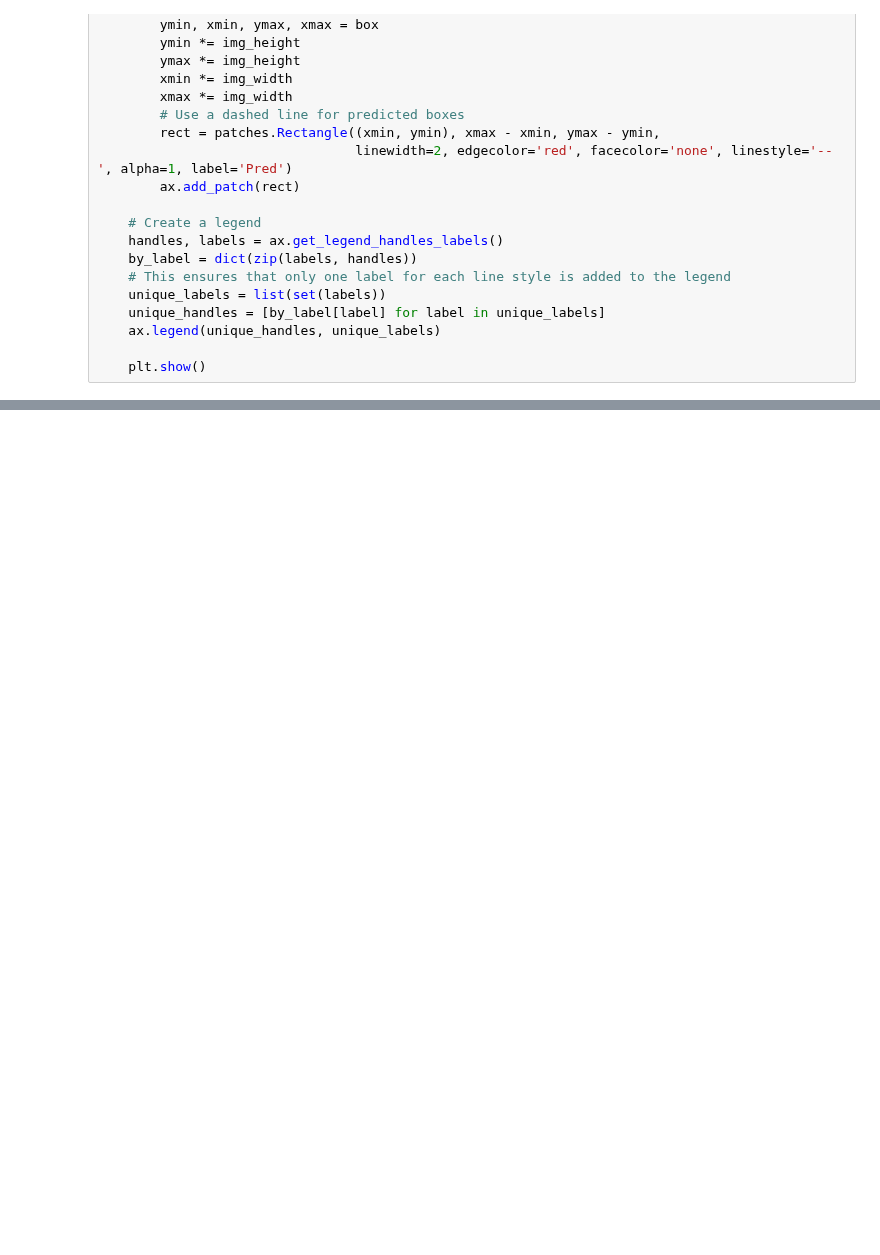
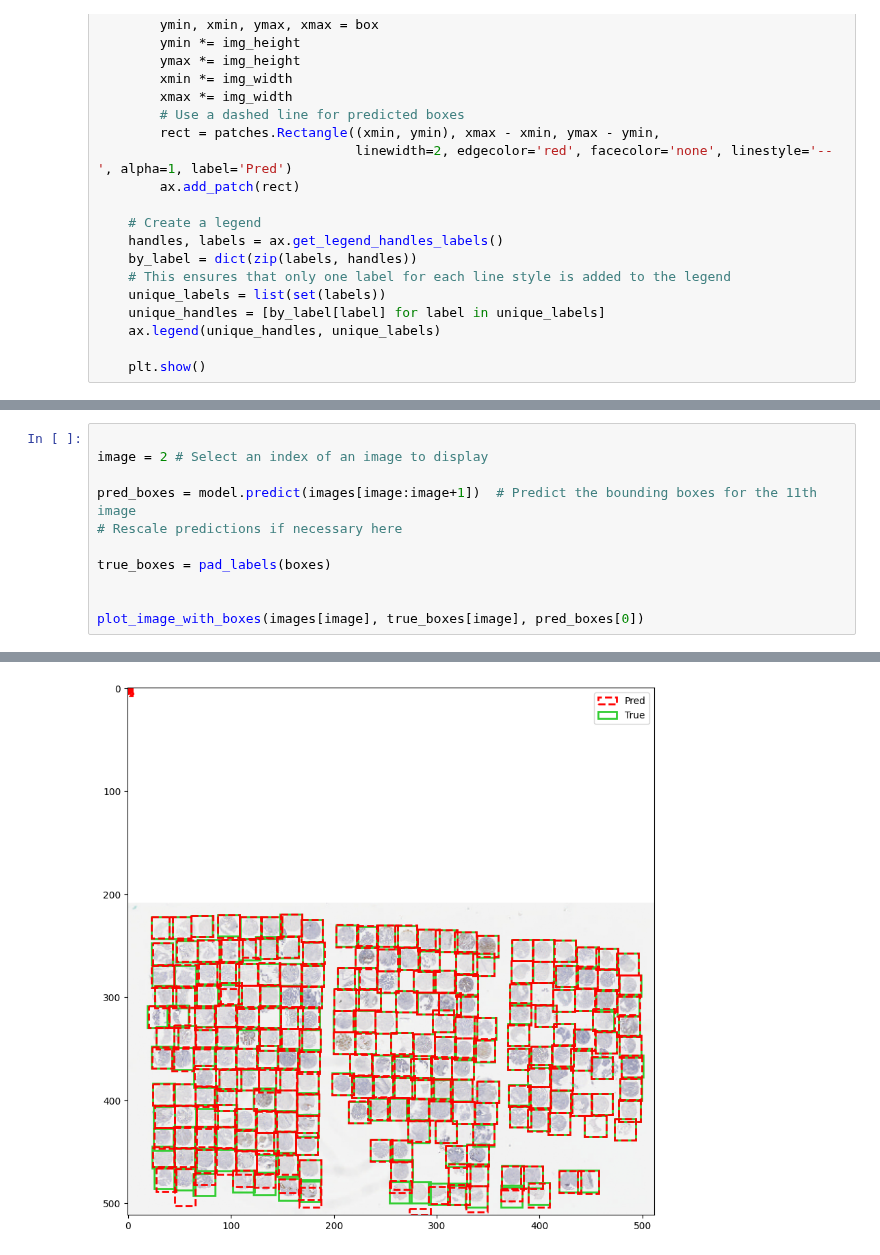
Before and after one commit to aaronge-2020/Microarray-Dearraying, a Jupyter notebook: Mobilenet_10_fold_cv.ipynb, the cells around one changed output, grey strips where cells are left out. Saved outputs shown, nothing was run; the diff lists cells and outputs as text; blank space fills up the shorter version.

```diff
--- a/Mobilenet_10_fold_cv.ipynb
+++ b/Mobilenet_10_fold_cv.ipynb
@@ -372,0 +373,12 @@ plot_image_with_boxes(selected_image, selected_true_boxes[0], pred_boxes[0])
+# %%
+
+image = 2 # Select an index of an image to display
+
+pred_boxes = model.predict(images[image:image+1])  # Predict the bounding boxes for the 11th image
+# Rescale predictions if necessary here
+
+true_boxes = pad_labels(boxes)
+
+
+plot_image_with_boxes(images[image], true_boxes[image], pred_boxes[0])
+# %% [output]
@@ -372,0 +386 @@ plot_image_with_boxes(selected_image, selected_true_boxes[0], pred_boxes[0])
+[figure, added]
```
Also changed, not shown: parts of 2 cells of this notebook, 1 other file.
